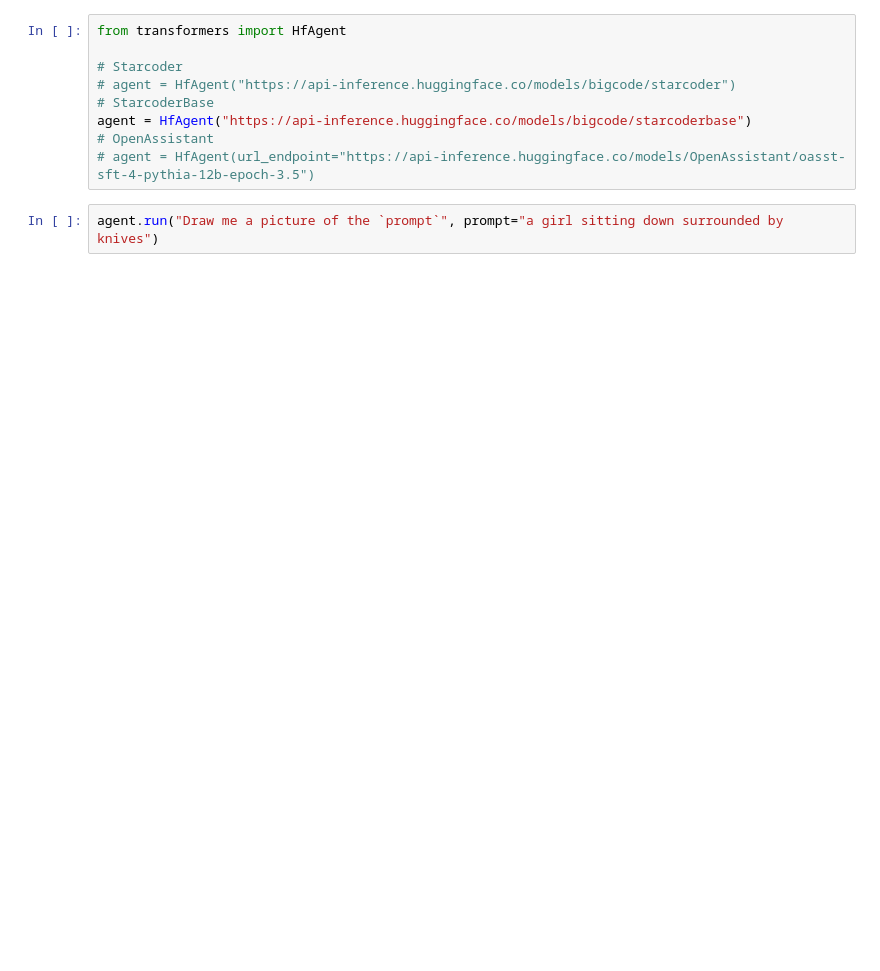
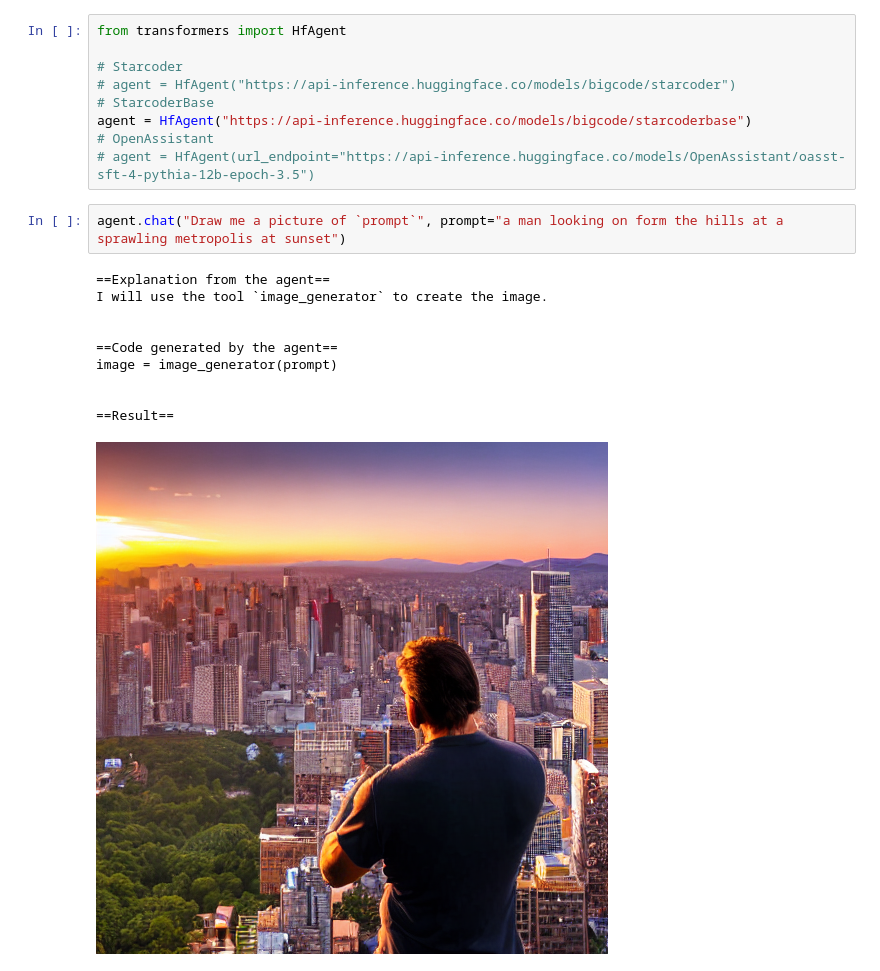
Before and after one commit to ankurr0y/storyboarding-agent, a Jupyter notebook: agent.ipynb, the cells around one changed output. Cells and saved outputs as stored; diff of their text form; blank space fills up the shorter version.

```diff
--- a/agent.ipynb
+++ b/agent.ipynb
@@ -15,4 +38,15 @@ agent = HfAgent("https://api-inference.huggingface.co/models/bigcode/starcoderba
 # OpenAssistant
 # agent = HfAgent(url_endpoint="https://api-inference.huggingface.co/models/OpenAssistant/oasst-sft-4-pythia-12b-epoch-3.5")
 # %%
-agent.run("Draw me a picture of the `prompt`", prompt="a girl sitting down surrounded by knives")
+agent.chat("Draw me a picture of `prompt`", prompt="a man looking on form the hills at a sprawling metropolis at sunset")
+# %% [output]
+==Explanation from the agent==
+I will use the tool `image_generator` to create the image.
+
+
+==Code generated by the agent==
+image = image_generator(prompt)
+
+
+==Result==
+[figure, added]
```
Also changed, not shown: parts of 3 cells of this notebook.
